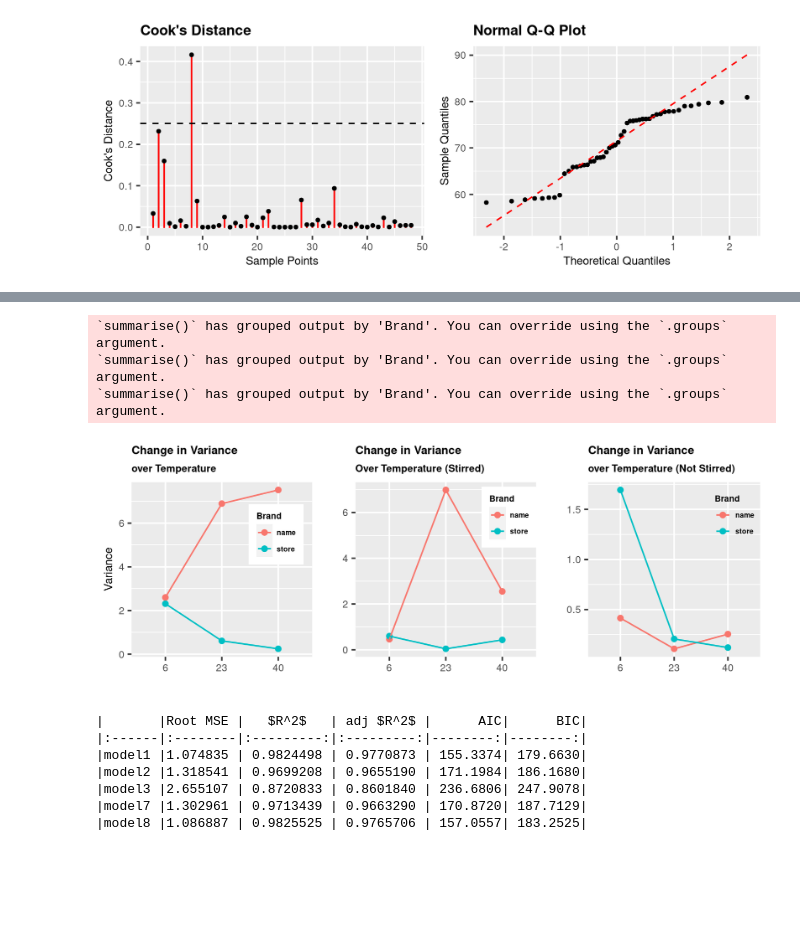
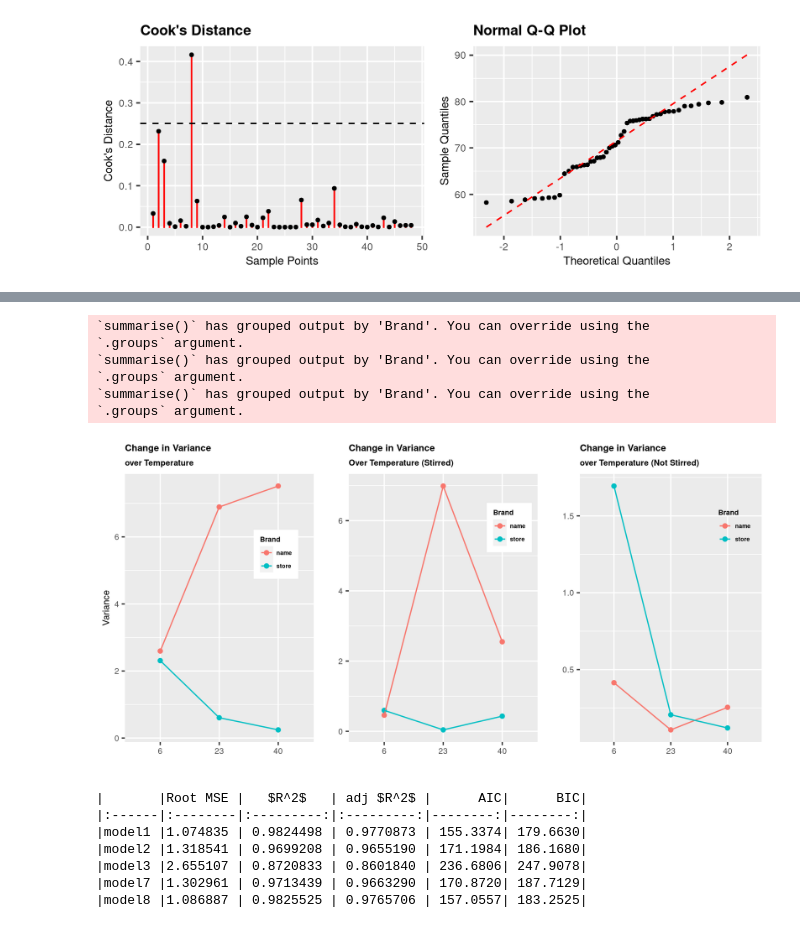
Before and after one commit to hkopanski/ST_518_Project, a Jupyter notebook: mixed_effect_SASlike.ipynb, the cells around one changed output, grey strips where cells are left out. Cells and saved outputs as stored; diff of their text form; code cells hidden in the pictures; blank space fills up the shorter version.

```diff
--- a/mixed_effect_SASlike.ipynb
+++ b/mixed_effect_SASlike.ipynb
@@ -632,5 +639,5 @@ ggplot(change_var2) + geom_point(aes(x = Temp, y = Var, col = Brand)) +
 # %%
-options(repr.plot.width = 6.5, repr.plot.height = 2.5, repr.plot.res = 250)
+options(repr.plot.width = 8, repr.plot.height = 4, repr.plot.res = 250)
 
 change_var <-
 df_eff %>% group_by(Brand, Temp) %>% summarise('Mean' = mean(Time),
@@ -675,37 +682,40 @@ ggplot(change_var2) + geom_point(aes(x = Temp, y = Var, col = Brand)) +
                            legend.text = element_text(size=5, face="bold"),
                            legend.title = element_text(size=6, face="bold"),
                            legend.key.size = unit(0.4, 'cm'))
 
 change_var3 <-
 df_eff %>% filter(Stirred == "no") %>% group_by(Brand, Temp) %>% summarise('Mean' = mean(Time),
                                                'Var' = var(Time),
                                                'Max' = max(Time),
                                                'Min' = min(Time),
                                                'Spread' = Max - Min)
 change_var3plot <-
 ggplot(change_var3) + geom_point(aes(x = Temp, y = Var, col = Brand)) +
                      geom_line(aes(x = Temp, y = Var, col = Brand, group = Brand)) +
                      labs(title = "Change in Variance",
                           subtitle = "over Temperature (Not Stirred)",
                           x = '',
                           y = '') +
                      theme(legend.position = c(0.85, 0.8),
                            plot.title = element_text(size = 8, face = "bold"),
                            plot.subtitle = element_text(size = 7, face = "bold"),
                            axis.text = element_text(size = 7),
                            axis.title = element_text(size = 8),
                            legend.text = element_text(size=5, face="bold"),
                            legend.title = element_text(size=6, face="bold"),
                            legend.key.size = unit(0.4, 'cm'),
                            legend.key = element_rect(colour = "transparent", fill = alpha("white", 0)),
                            legend.background = element_rect(fill = alpha("white", 0)))
 
 plot_grid(change_varplot,change_var2plot,change_var3plot, ncol = 3)
 # %% [output]
-`summarise()` has grouped output by 'Brand'. You can override using the `.groups` argument.
-`summarise()` has grouped output by 'Brand'. You can override using the `.groups` argument.
-`summarise()` has grouped output by 'Brand'. You can override using the `.groups` argument.
+`summarise()` has grouped output by 'Brand'. You can override using the
+`.groups` argument.
+`summarise()` has grouped output by 'Brand'. You can override using the
+`.groups` argument.
+`summarise()` has grouped output by 'Brand'. You can override using the
+`.groups` argument.
-[figure, old version]
+[figure, new version]
 # %%
 aov_eff <- aov(lm_eff <- lm(Time ~ Brand * Temp * Stirred, data = df_eff))
 aov_block_eff <- aov(lm_block_eff <- lm(Time ~ Brand * Temp + Stirred, data = df_eff))
```
Also changed, not shown: parts of 11 cells of this notebook, 2 other files.
